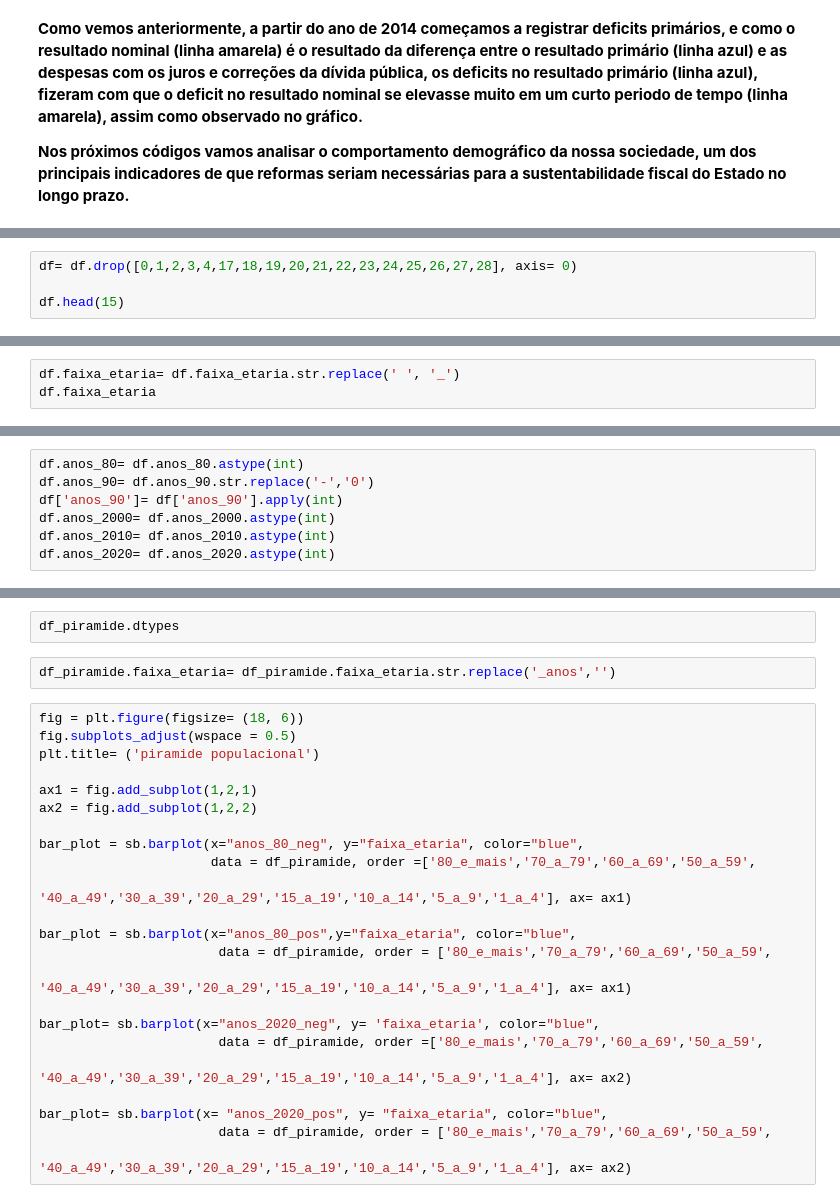
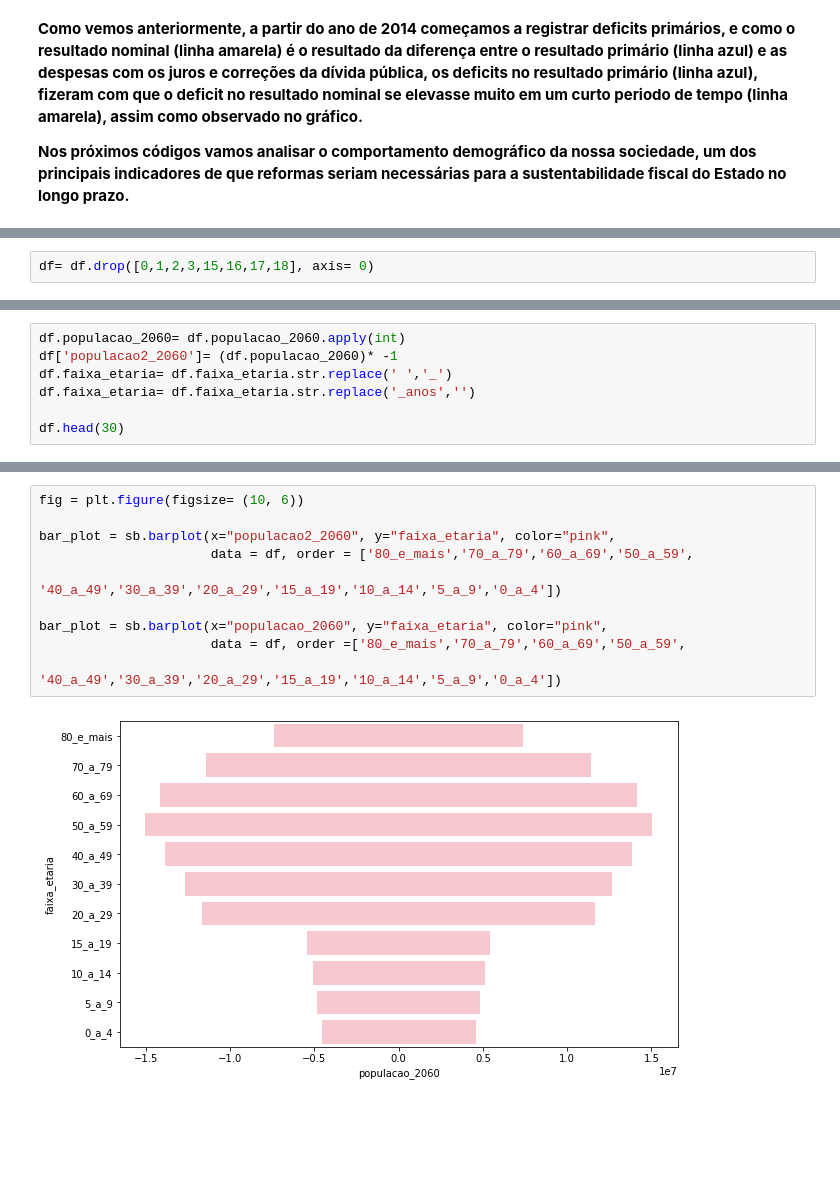
Before and after one commit to jp-data/breves-analises, a Jupyter notebook: Previdência_social_brasileira.ipynb, the cells around one changed output, grey strips where cells are left out. Drawn from its saved outputs; the diff is of its cells as text; blank space fills up the shorter version.

```diff
--- a/Previdência_social_brasileira.ipynb
+++ b/Previdência_social_brasileira.ipynb
@@ -660,4 +873,2 @@ df.columns= ['faixa_etaria','anos_80','anos_90','anos_2000','anos_2010','anos_20
 # %%
-df= df.drop([0,1,2,3,4,17,18,19,20,21,22,23,24,25,26,27,28], axis= 0)
-
-df.head(15)
+df= df.drop([0,1,2,3,15,16,17,18], axis= 0)
@@ -666,3 +896,7 @@ df.dtypes
 # %%
-df.faixa_etaria= df.faixa_etaria.str.replace(' ', '_')
-df.faixa_etaria
+df.populacao_2060= df.populacao_2060.apply(int)
+df['populacao2_2060']= (df.populacao_2060)* -1
+df.faixa_etaria= df.faixa_etaria.str.replace(' ','_')
+df.faixa_etaria= df.faixa_etaria.str.replace('_anos','')
+
+df.head(30)
@@ -669,7 +915,0 @@ df.faixa_etaria
-# %%
-df.anos_80= df.anos_80.astype(int)
-df.anos_90= df.anos_90.str.replace('-','0')
-df['anos_90']= df['anos_90'].apply(int)
-df.anos_2000= df.anos_2000.astype(int)
-df.anos_2010= df.anos_2010.astype(int)
-df.anos_2020= df.anos_2020.astype(int)
@@ -688,27 +916,12 @@ df_piramide.head(20)
-# %%
-df_piramide.dtypes
-# %%
-df_piramide.faixa_etaria= df_piramide.faixa_etaria.str.replace('_anos','')
 # %%
-fig = plt.figure(figsize= (18, 6))
-fig.subplots_adjust(wspace = 0.5)
-plt.title= ('piramide populacional')
+fig = plt.figure(figsize= (10, 6))
 
-ax1 = fig.add_subplot(1,2,1)
-ax2 = fig.add_subplot(1,2,2)
+bar_plot = sb.barplot(x="populacao2_2060", y="faixa_etaria", color="pink",
+                      data = df, order = ['80_e_mais','70_a_79','60_a_69','50_a_59',
+                                                  '40_a_49','30_a_39','20_a_29','15_a_19','10_a_14','5_a_9','0_a_4'])
 
-bar_plot = sb.barplot(x="anos_80_neg", y="faixa_etaria", color="blue",
-                      data = df_piramide, order =['80_e_mais','70_a_79','60_a_69','50_a_59',
-                                                  '40_a_49','30_a_39','20_a_29','15_a_19','10_a_14','5_a_9','1_a_4'], ax= ax1)
-
-bar_plot = sb.barplot(x="anos_80_pos",y="faixa_etaria", color="blue",
-                       data = df_piramide, order = ['80_e_mais','70_a_79','60_a_69','50_a_59',
-                                                  '40_a_49','30_a_39','20_a_29','15_a_19','10_a_14','5_a_9','1_a_4'], ax= ax1)
-
-bar_plot= sb.barplot(x="anos_2020_neg", y= 'faixa_etaria', color="blue",
-                       data = df_piramide, order =['80_e_mais','70_a_79','60_a_69','50_a_59',
-                                                  '40_a_49','30_a_39','20_a_29','15_a_19','10_a_14','5_a_9','1_a_4'], ax= ax2)
-
-bar_plot= sb.barplot(x= "anos_2020_pos", y= "faixa_etaria", color="blue",
-                       data = df_piramide, order = ['80_e_mais','70_a_79','60_a_69','50_a_59',
-                                                  '40_a_49','30_a_39','20_a_29','15_a_19','10_a_14','5_a_9','1_a_4'], ax= ax2)
+bar_plot = sb.barplot(x="populacao_2060", y="faixa_etaria", color="pink",
+                      data = df, order =['80_e_mais','70_a_79','60_a_69','50_a_59',
+                                                  '40_a_49','30_a_39','20_a_29','15_a_19','10_a_14','5_a_9','0_a_4'])
+# %% [output]
+[figure, added]
```
Also changed, not shown: parts of 28 cells of this notebook.
